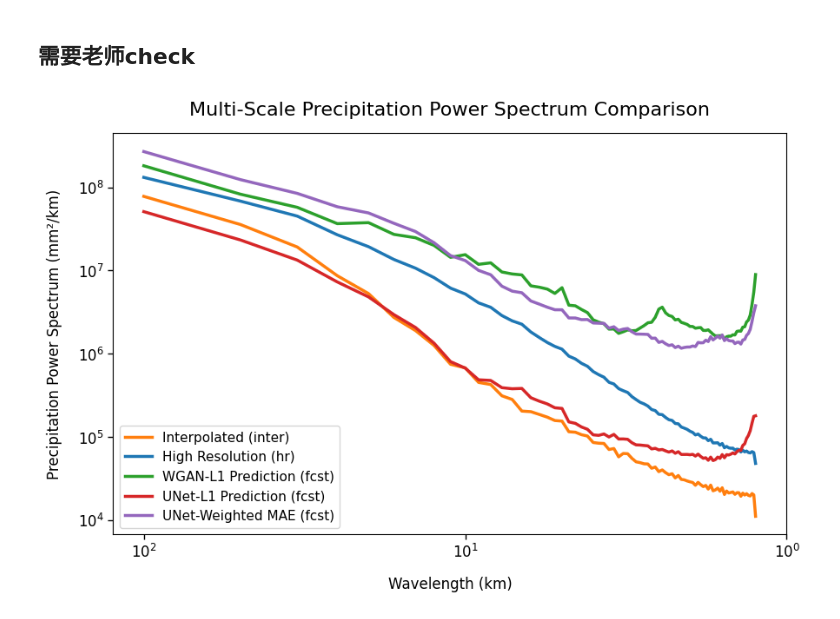
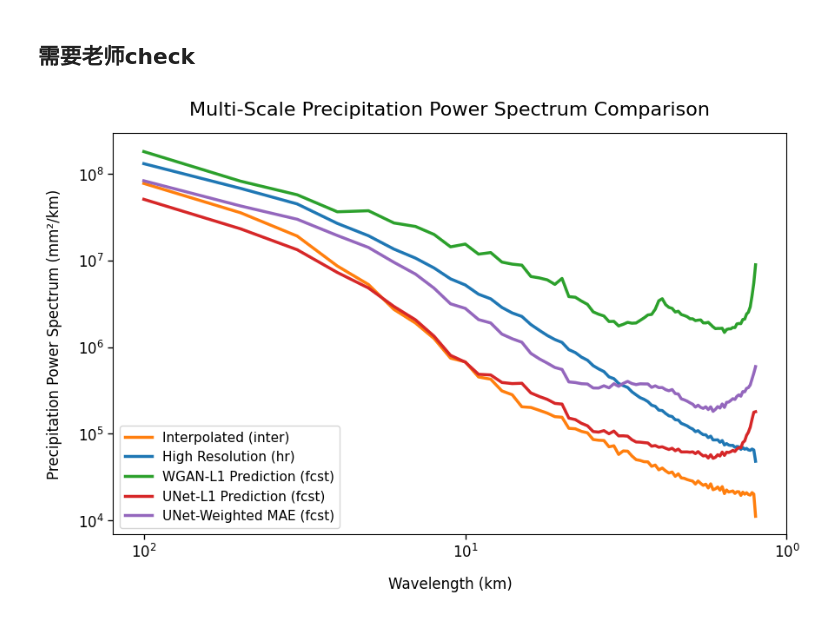
Before and after one commit to masak1112/precipitation_downscaling, a Jupyter notebook: precipitation_downscaling-bing_issue09_bias_correction/power_spectrum.ipynb, the cells around one changed output. Saved outputs shown, nothing was run; the diff lists cells and outputs as text; code cells hidden in the pictures.

Commit message:
"ex31_13_onestepwgan_cri5_930_l1_aheadtop_10_160epoch_addprecipnorm"

```diff
--- a/precipitation_downscaling-bing_issue09_bias_correction/power_spectrum.ipynb
+++ b/precipitation_downscaling-bing_issue09_bias_correction/power_spectrum.ipynb
@@ -742,7 +742,7 @@ def average_zonal_spectra_2d(ds, var):
 # 加载数据集
 ds_wgan = xr.open_dataset("/cpfs01/projects-HDD/cfff-4a8d9af84f66_HDD/public/ShiXiSheng/yzy/yzy_results/ex31_7_onestepwgan_cri5_1000_0_l1_aheadtop_10_180epoch_addprecipnorm/prcp_downs_wgan_year_2020.nc")
 ds_unet = xr.open_dataset("/cpfs01/projects-HDD/cfff-4a8d9af84f66_HDD/public/ShiXiSheng/yzy/yzy_results/ex7_13_onestep_l1_nofc_aheadtop_10_addprecipnorm/prcp_downs_unet_year_2020.nc")
-ds_unet_wmae = xr.open_dataset("/cpfs01/projects-HDD/cfff-4a8d9af84f66_HDD/public/ShiXiSheng/yzy/yzy_results/ex14_1_onestep_weightmae_aheadtop_10_addprecipnorm/prcp_downs_unet_year_2020.nc")
+ds_unet_wmae = xr.open_dataset("/cpfs01/projects-HDD/cfff-4a8d9af84f66_HDD/public/ShiXiSheng/yzy/yzy_results/ex14_2_onestep_weightmae_aheadtop_10_addprecipnorm_1_6_30_80/prcp_downs_unet_year_2020.nc")
 
 # 计算 inter, hr, fcst 的平均功率谱
 avg_spectrum_inter, kvals = average_zonal_spectra_2d(ds_wgan, 'inter')
@@ -755,31 +755,31 @@ avg_spectrum_fcst_unet_wmae, _ = average_zonal_spectra_2d(ds_unet_wmae, 'fcst')
 plt.figure(figsize=(10, 6))
 plt.loglog(kvals, avg_spectrum_inter, label='Interpolated (inter)', color='tab:orange', linewidth=2.5)
 plt.loglog(kvals, avg_spectrum_hr, label='High Resolution (hr)', color='tab:blue', linewidth=2.5)
 plt.loglog(kvals, avg_spectrum_fcst_wgan, label='WGAN-L1 Prediction (fcst)', color='tab:green', linewidth=2.5)
 plt.loglog(kvals, avg_spectrum_fcst_unet, label='UNet-L1 Prediction (fcst)', color='tab:red', linewidth=2.5)
 plt.loglog(kvals, avg_spectrum_fcst_unet_wmae, label='UNet-Weighted MAE (fcst)', color='tab:purple', linewidth=2.5)
 
 plt.xticks([1, 10, 100], ['$\mathrm{10^2}$', '$\mathrm{10^1}$', '$\mathrm{10^0}$'], fontsize=12)
 plt.yticks(fontsize=12)
 
 plt.xlabel("Wavelength (km)", fontsize=12, labelpad=13)
 plt.ylabel("Precipitation Power Spectrum (mm²/km)", fontsize=12, labelpad=13)
 
 # 增大标题字体
 plt.title('Multi-Scale Precipitation Power Spectrum Comparison', fontsize=16, pad=15)
 
 # 增大图例字体
 plt.legend(fontsize=11, loc='lower left')
 
 # 去掉网格线
 plt.grid(False)
 plt.tick_params(axis='x', which='both', bottom=True, top=False)
 plt.tick_params(axis='y', which='both', left=True, right=False)
 
 # 设置小刻度
 plt.gca().tick_params(axis='both', which='major', length=4, width=1)
 plt.gca().tick_params(axis='both', which='minor', length=0, width=0.7)
 
 plt.show()
 # %% [output]
-[figure, old version]
+[figure, new version]
```
Also changed, not shown: 4 other files.
